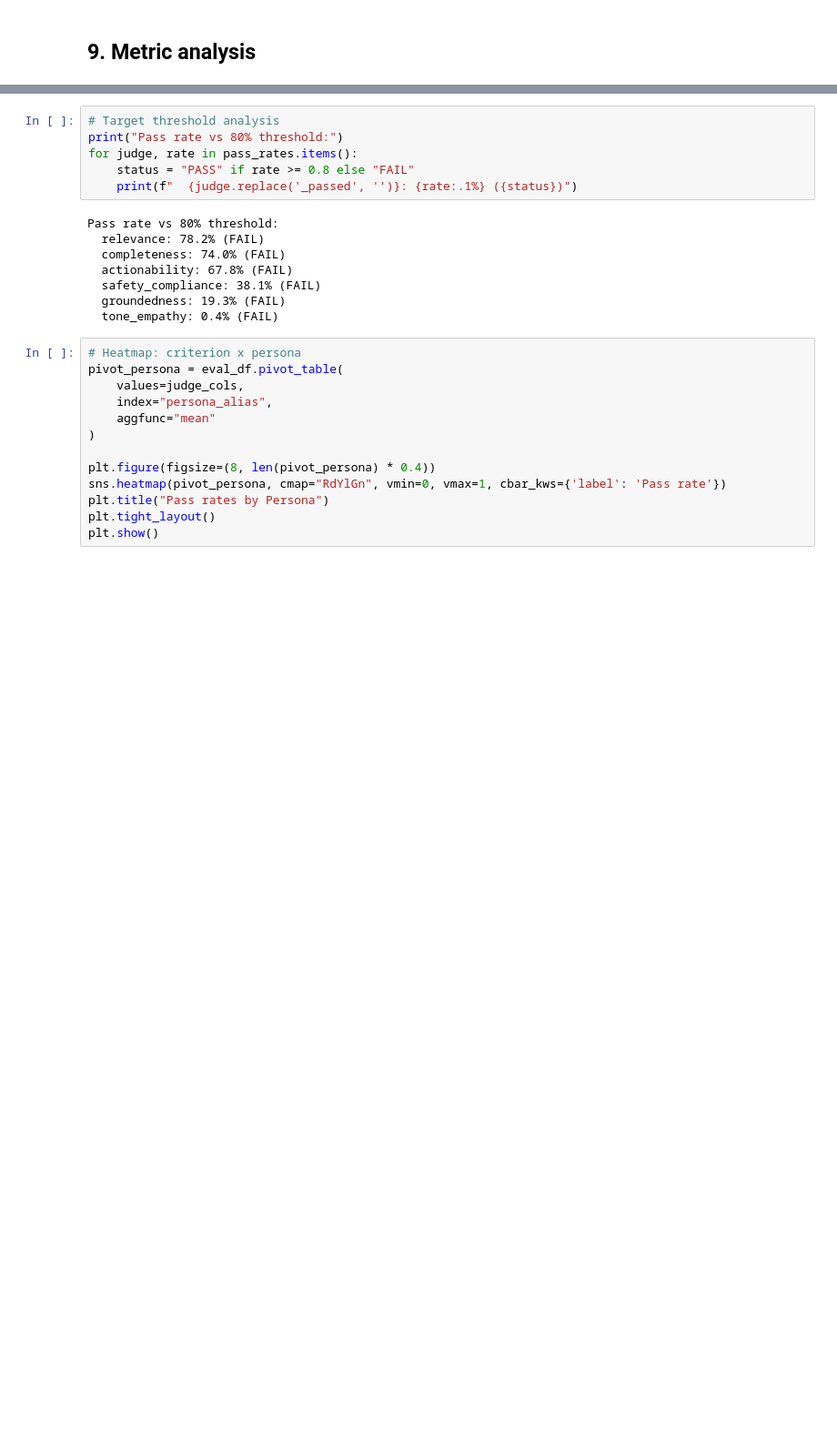
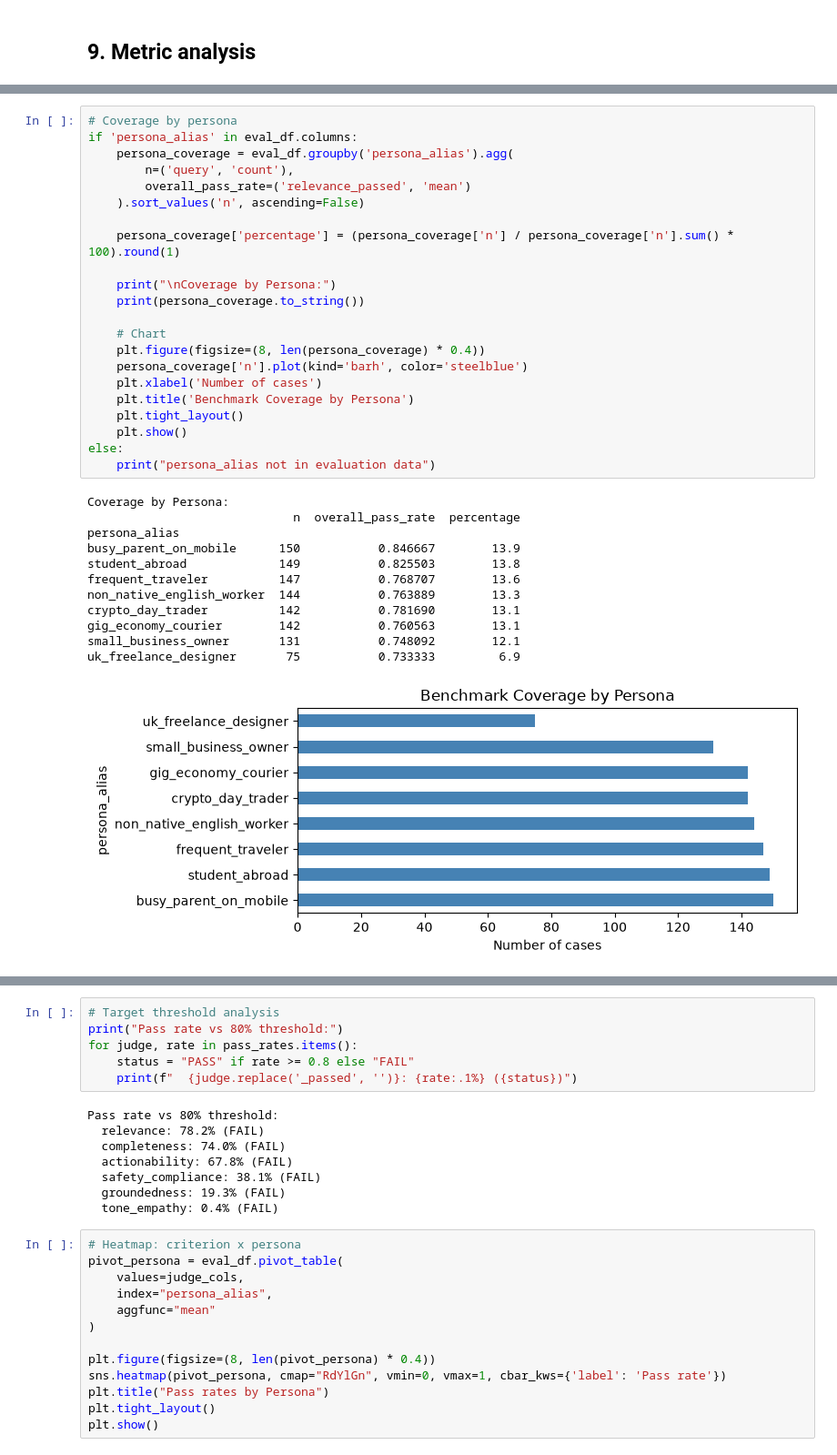
Before and after one commit to vstakhovsky/chatbot-evals-ai, a Jupyter notebook: notebooks/01_rag_evals.ipynb, the cells around one changed output, grey strips where cells are left out. Shown at 91% size. Cells and saved outputs as stored; diff of their text form; blank space fills up the shorter version.

```diff
--- a/notebooks/01_rag_evals.ipynb
+++ b/notebooks/01_rag_evals.ipynb
@@ -524,0 +838,35 @@ Overall LLM-as-a-judge pass rates:
+# %%
+# Coverage by persona
+if 'persona_alias' in eval_df.columns:
+    persona_coverage = eval_df.groupby('persona_alias').agg(
+        n=('query', 'count'),
+        overall_pass_rate=('relevance_passed', 'mean')
+    ).sort_values('n', ascending=False)
+
+    persona_coverage['percentage'] = (persona_coverage['n'] / persona_coverage['n'].sum() * 100).round(1)
+
+    print("\nCoverage by Persona:")
+    print(persona_coverage.to_string())
+
+    # Chart
+    plt.figure(figsize=(8, len(persona_coverage) * 0.4))
+    persona_coverage['n'].plot(kind='barh', color='steelblue')
+    plt.xlabel('Number of cases')
+    plt.title('Benchmark Coverage by Persona')
+    plt.tight_layout()
+    plt.show()
+else:
+    print("persona_alias not in evaluation data")
+# %% [output]
+Coverage by Persona:
+                             n  overall_pass_rate  percentage
+persona_alias
+busy_parent_on_mobile      150           0.846667        13.9
+student_abroad             149           0.825503        13.8
+frequent_traveler          147           0.768707        13.6
+non_native_english_worker  144           0.763889        13.3
+crypto_day_trader          142           0.781690        13.1
+gig_economy_courier        142           0.760563        13.1
+small_business_owner       131           0.748092        12.1
+uk_freelance_designer       75           0.733333         6.9
+[figure, added]
```
Also changed, not shown: parts of 27 cells of this notebook, 13 other files.
